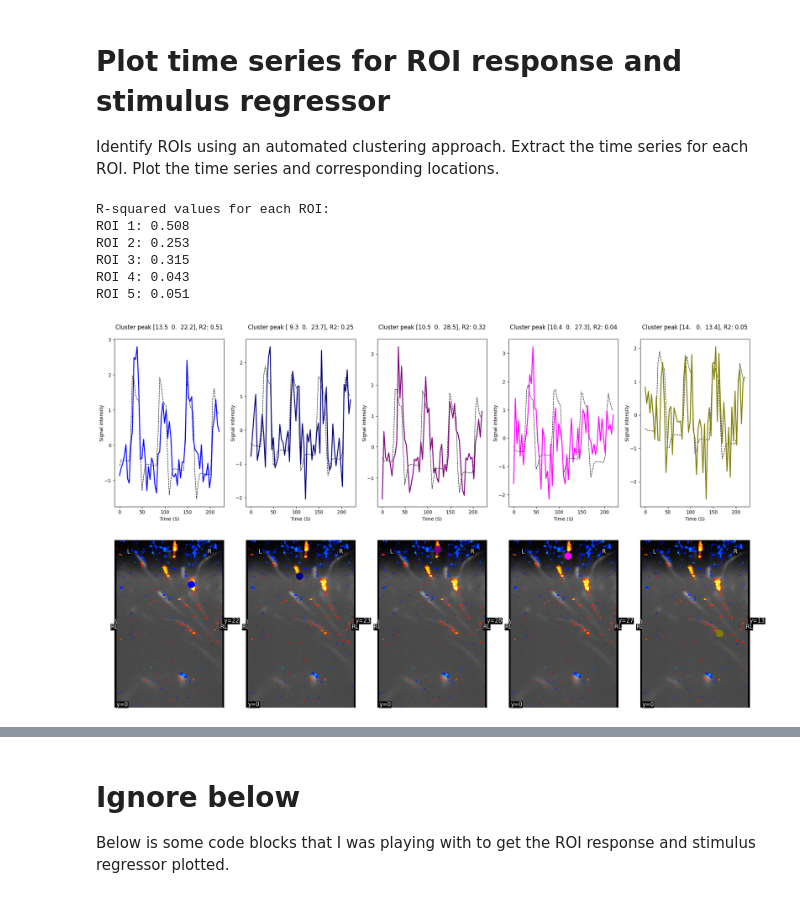
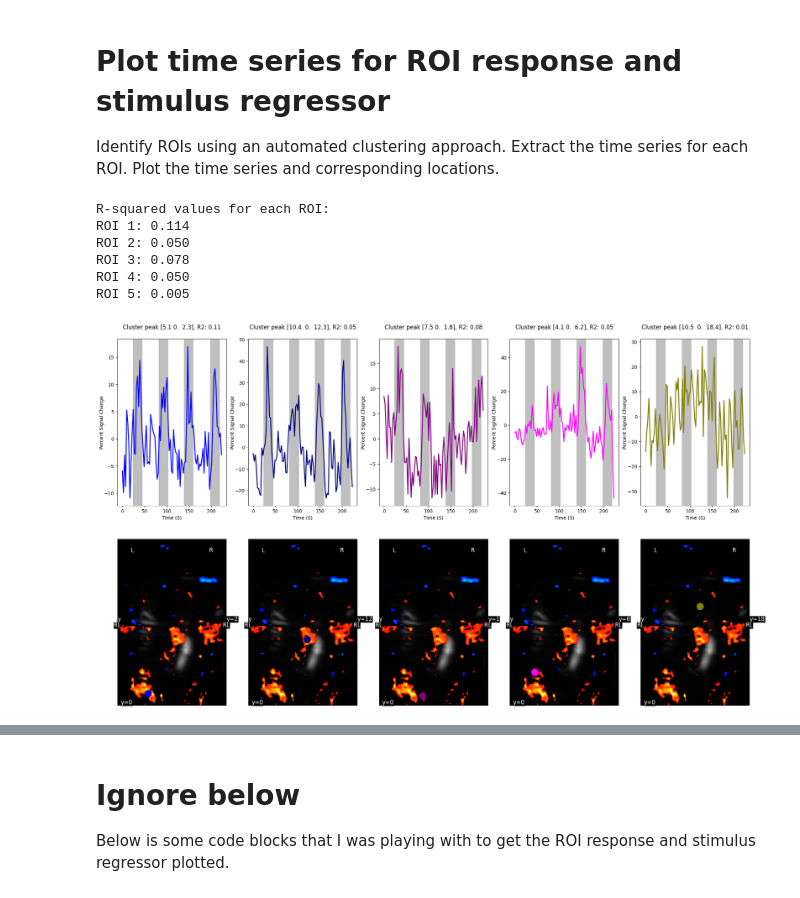
Before and after one commit to ClaireNastaskin/processing_fusi, a Jupyter notebook: Experiments/process_ucla_doc_data_V2.ipynb, the cells around one changed output, grey strips where cells are left out. Drawn from its saved outputs; the diff is of its cells as text; code cells hidden in the pictures.

```diff
--- a/Experiments/process_ucla_doc_data_V2.ipynb
+++ b/Experiments/process_ucla_doc_data_V2.ipynb
@@ -38,10 +47,11 @@ The autoreload extension is already loaded. To reload it, use:
   %reload_ext autoreload
 # %%
 # define arguements to specify the data to be processed
-base_path=Path('/Users/taflalo/Data/UCLA/2024-04-19/UCLA-003/ses-2024-04-19/run-02')
+# base_path=Path('/Users/taflalo/Data/UCLA/2024-04-19/UCLA-003/ses-2024-04-19/run-01')
+base_path=Path('/Volumes/192.168.1.169/UCLA_collaboration/2024-04-19/UCLA-003/ses-2024-04-19/run-01')
 sequence = 'seq-RF_5000000Hz_5a_3c_2rp_25Dmin_55Dmax_4el_TGC0ini_100end_1000Tdur_-1Gain_3AFE_200loops'
 # sequence = 'seq-RF_4000000Hz_5a_3c_2rp_25Dmin_55Dmax_4el_TGC0ini_100end_1000Tdur_-1Gain_3AFE_200loops'
-# sequence = 'seq-RF_4000000Hz_5a_3c_2rp_10Dmin_40Dmax_4el_TGC0ini_100end_1000Tdur_-1Gain_3AFE_200loops'
+# sequence = 'seq-RF_5000000Hz_5a_3c_2rp_10Dmin_40Dmax_4el_TGC0ini_100end_1000Tdur_-1Gain_3AFE_200loops'
 
 # base_path=Path('/Users/taflalo/Data/UCLA/2024-04-19/UCLA-003/ses-2024-04-19/run-04')
 # sequence = 'seq-RF_5000000Hz_5a_3c_2rp_25Dmin_55Dmax_4el_TGC0ini_100end_1000Tdur_-1Gain_3AFE_200loops'
@@ -53,6 +63,8 @@ event_time_offset = 3  # Offset in seconds to apply to stimulus onsets. This can
 apply_image_registration=False # If true, we will register the fUSi data to the first frame. If false, we will not register the fUSi data.
 time_zone_offset=7
 
+smoothing_fwhm=.5 # spatial smoothing in mm to apply to the data before computing GLM
+
 dm = DirectoryManager(base_path, sequence)
 dm.list_acquisition_directories()
 dm.print_paths()
@@ -234,7 +249,7 @@ basic_contrasts
 from nilearn.glm.first_level import FirstLevelModel
 
 print("Fitting a GLM")
-fmri_glm = FirstLevelModel(minimize_memory=False,mask_img=False,smoothing_fwhm=.25,standardize=True)
+fmri_glm = FirstLevelModel(minimize_memory=False,mask_img=False,smoothing_fwhm=smoothing_fwhm,standardize=True)
 fmri_glm = fmri_glm.fit(nifti_data, design_matrices=design_matrix)
 # %% [output]
 Fitting a GLM
@@ -280,35 +295,39 @@ Identify ROIs using an automated clustering approach. Extract the time series fo
 from nilearn.maskers import NiftiSpheresMasker
 from nilearn.reporting import get_clusters_table
 
+num_locations=4
 
 # Find ROIs by identifying the locations that show a significant response to the stimulus
 mean_image = mean_img(nifti_data)
 z_map = fmri_glm.compute_contrast(basic_contrasts['Stimulus on'], output_type="stat")
+# z_map = fmri_glm.compute_contrast(basic_contrasts['drift_1'], output_type="stat")
 table = get_clusters_table(z_map, stat_threshold=3.1, cluster_threshold=20)
 table.set_index("Cluster ID", drop=True)
 table.head()
 
 # get the 6 largest clusters' max x, y, and z coordinates
-coords = table.loc[range(0, 5), ["X", "Y", "Z"]].values
+coords = table.loc[range(0, num_locations), ["X", "Y", "Z"]].values
+coords = np.vstack([coords, [10.45000061,  0.        , 18.40000045]])
 
 # Now use the ROIs to extract the time series
 masker = NiftiSpheresMasker(coords)
-
+standardize="psc" # zscore psc
 masker = NiftiSpheresMasker(
     coords,
     radius=.5,
     detrend=True,
-    standardize="zscore_sample",
+    standardize=standardize, # zscore psc
     # low_pass=0.1,
     # high_pass=0.01,
     t_r=3.5,
-    memory="nilearn_cache",
+    # memory="nilearn_cache",
     memory_level=1,
     verbose=0,
 )
 
 real_timeseries = masker.fit_transform(nifti_data)
-predicted_timeseries = masker.fit_transform(fmri_glm.predicted[0])
+# predicted_timeseries = masker.fit_transform(fmri_glm.predicted[0])
+predicted_timeseries = np.tile(design_matrix['Stimulus on'].values, (real_timeseries.shape[1], 1)).T
 # %%
 from sklearn.metrics import r2_score
 
@@ -324,40 +343,52 @@ for idx, r2 in enumerate(r_squared_values):
     print(f"ROI {idx + 1}: {r2:.3f}")
 # %% [output]
 R-squared values for each ROI:
-ROI 1: 0.508
-ROI 2: 0.253
-ROI 3: 0.315
-ROI 4: 0.043
-ROI 5: 0.051
+ROI 1: 0.114
+ROI 2: 0.050
+ROI 3: 0.078
+ROI 4: 0.050
+ROI 5: 0.005
 # %%
 # And finaly, plot the time series for each ROI and the corresponding location of each ROI
 # colors for each of the clusters
 colors = ["blue", "navy", "purple", "magenta", "olive", "teal"]
 # plot the time series and corresponding locations
 fig1, axs1 = plt.subplots(2, 5)
 for i in range(5):
     # plotting time series
     axs1[0, i].set_title(f"Cluster peak {coords[i].round(1)}, R2: {r_squared_values[i]:.2f}\n")
-    axs1[0, i].plot(fusi_info['Experiment Time'], predicted_timeseries[:, i], c="k", ls="--", lw=1)
+    if masker.standardize != "psc":
+        axs1[0, i].plot(fusi_info['Experiment Time'], predicted_timeseries[:, i], c="k", ls="--", lw=1)
+    # axs1[0, i].plot(fusi_info['Experiment Time'], predicted_timeseries[:, i], c="k", ls="--", lw=1)
     # axs1[0, i].plot(fusi_info['Experiment Time'], design_matrix['Stimulus on'], c="k", ls="--", lw=1)
     axs1[0, i].plot(fusi_info['Experiment Time'], real_timeseries[:, i], c=colors[i], lw=2)
     axs1[0, i].set_xlabel("Time (S)")
-    axs1[0, i].set_ylabel("Signal intensity", labelpad=0)
+
+    if masker.standardize == "psc":
+        axs1[0, i].set_ylabel('Percent Signal Change', labelpad=0)
+    else:
+        axs1[0, i].set_ylabel("Signal intensity", labelpad=0)
+
     # plotting image below the time series
+    # Highlight regions of time described by the onsets and durations in events
+    # Assuming 'events' is a DataFrame with columns 'onset' and 'duration' for stimulus events
+    for onset, duration in zip(events['onset'], events['duration']):
+        axs1[0, i].axvspan(onset+event_time_offset, onset + duration+event_time_offset, color='gray', alpha=0.5)
 
     roi_img = plotting.plot_stat_map(
         z_map,
         cut_coords=coords[i],
         threshold=3,
         figure=fig1,
         axes=axs1[1, i],
         display_mode="y",
         colorbar=False,
         bg_img=mean_image,
     )
+
     roi_img.add_markers([coords[i]], colors[i], 200)
 fig1.set_size_inches(24, 14)
 
-fig1.savefig(dm.fUSI_data_path/f"ROI_time_series_{sequence}.png")
+# fig1.savefig(dm.fUSI_data_path/f"ROI_time_series_{sequence}.png")
 # %% [output]
-[figure, old version]
+[figure, new version]
```
Also changed, not shown: parts of 9 cells of this notebook.
